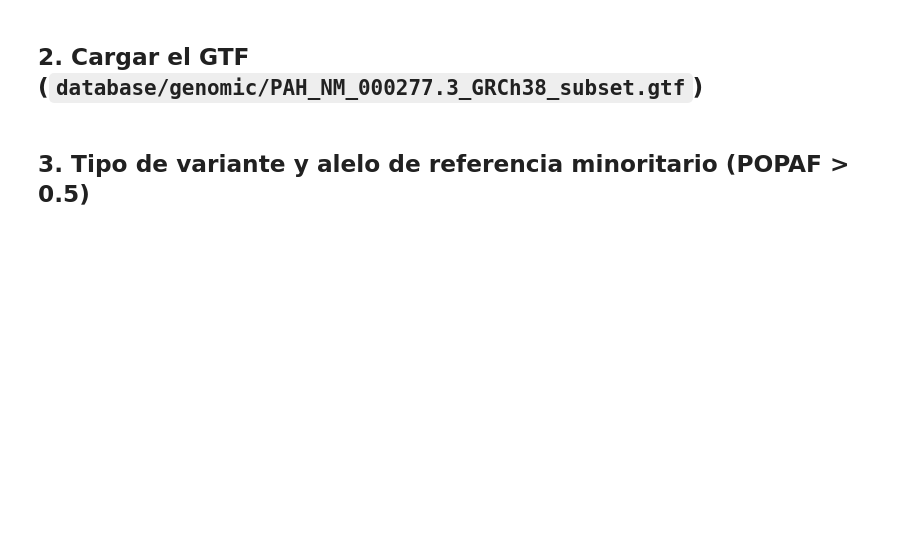
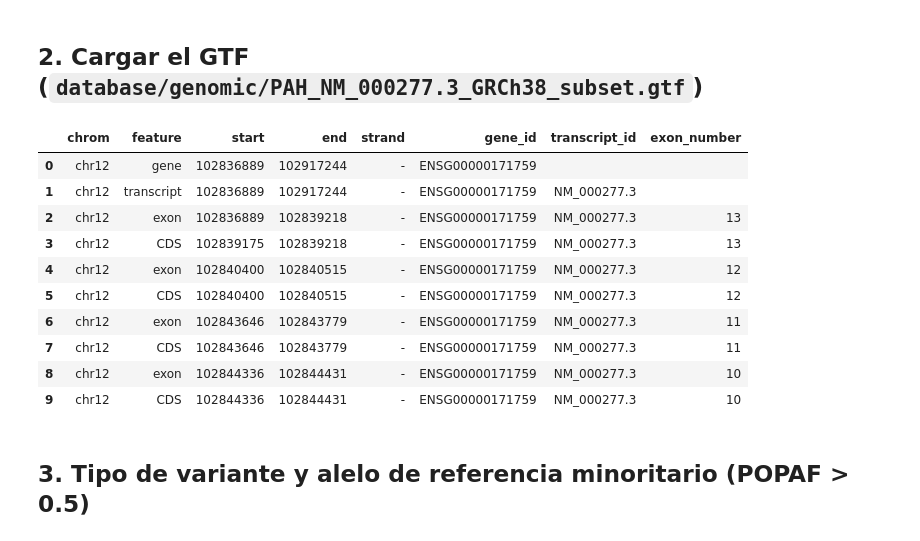
Before and after one commit to XomiDessu/Caso_1_PHA_Humano, a Jupyter notebook: notebooks/01_genomica.ipynb, the cells around one changed output. Cells and saved outputs as stored; diff of their text form; code cells hidden in the pictures; blank space fills up the shorter version.

```diff
--- a/notebooks/01_genomica.ipynb
+++ b/notebooks/01_genomica.ipynb
@@ -18,4 +141,57 @@ import numpy as np
 # %% [markdown]
 ## 2. Cargar el GTF (`database/genomic/PAH_NM_000277.3_GRCh38_subset.gtf`)
+# %%
+def parse_gtf(gtf_path):
+    records = []
+    with open(gtf_path, "r", encoding="utf-8") as f:
+        for line in f:
+            if line.startswith("#"):
+                continue
+
+            fields = line.strip().split("\t")
+            if len(fields) != 9:
+                continue
+
+            chrom, source, feature, start, end, score, strand, frame, attributes = fields
+
+            # Procesar los atributos (que vienen en formato 'clave "valor";')
+            attr_dict = {}
+            for attr in attributes.split(";"):
+                attr = attr.strip()
+                if not attr:
+                    continue
+                parts = attr.split(" ")
+                if len(parts) >= 2:
+                    key = parts[0]
+                    val = " ".join(parts[1:]).replace('"', '')
+                    attr_dict[key] = val
+
+            records.append({
+                "chrom": chrom,
+                "feature": feature,
+                "start": int(start),
+                "end": int(end),
+                "strand": strand,
+                "gene_id": attr_dict.get("gene_id", ""),
+                "transcript_id": attr_dict.get("transcript_id", ""),
+                "exon_number": attr_dict.get("exon_number", "")
+            })
+
+    return pd.DataFrame(records)
+
+df_gtf = parse_gtf(GTF_PATH)
+display(df_gtf.head(10))
+# %% [output]
+|  | chrom | feature | start | end | strand | gene_id | transcript_id | exon_number |
+| 0 | chr12 | gene | 102836889 | 102917244 | - | ENSG00000171759 |  |  |
+| 1 | chr12 | transcript | 102836889 | 102917244 | - | ENSG00000171759 | NM_000277.3 |  |
+| 2 | chr12 | exon | 102836889 | 102839218 | - | ENSG00000171759 | NM_000277.3 | 13 |
+| 3 | chr12 | CDS | 102839175 | 102839218 | - | ENSG00000171759 | NM_000277.3 | 13 |
+| 4 | chr12 | exon | 102840400 | 102840515 | - | ENSG00000171759 | NM_000277.3 | 12 |
+| 5 | chr12 | CDS | 102840400 | 102840515 | - | ENSG00000171759 | NM_000277.3 | 12 |
+| 6 | chr12 | exon | 102843646 | 102843779 | - | ENSG00000171759 | NM_000277.3 | 11 |
+| 7 | chr12 | CDS | 102843646 | 102843779 | - | ENSG00000171759 | NM_000277.3 | 11 |
+| 8 | chr12 | exon | 102844336 | 102844431 | - | ENSG00000171759 | NM_000277.3 | 10 |
+| 9 | chr12 | CDS | 102844336 | 102844431 | - | ENSG00000171759 | NM_000277.3 | 10 |
 # %% [markdown]
 ## 3. Tipo de variante y alelo de referencia minoritario (POPAF > 0.5)
```
Also changed, not shown: parts of 9 cells of this notebook.
